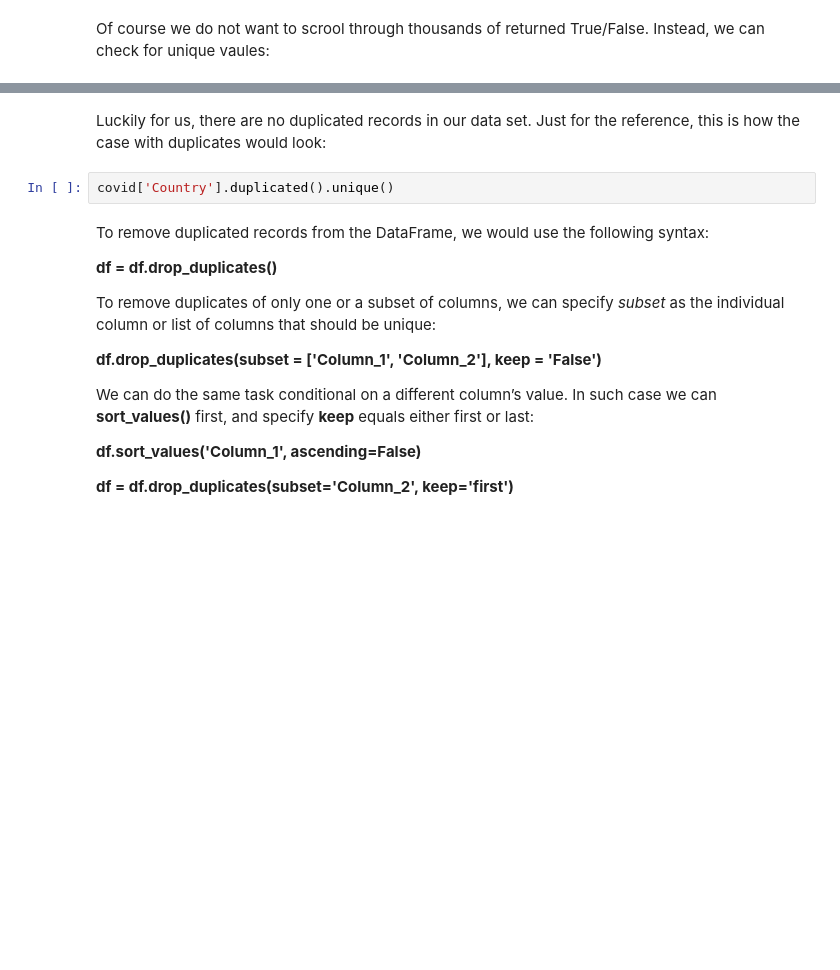
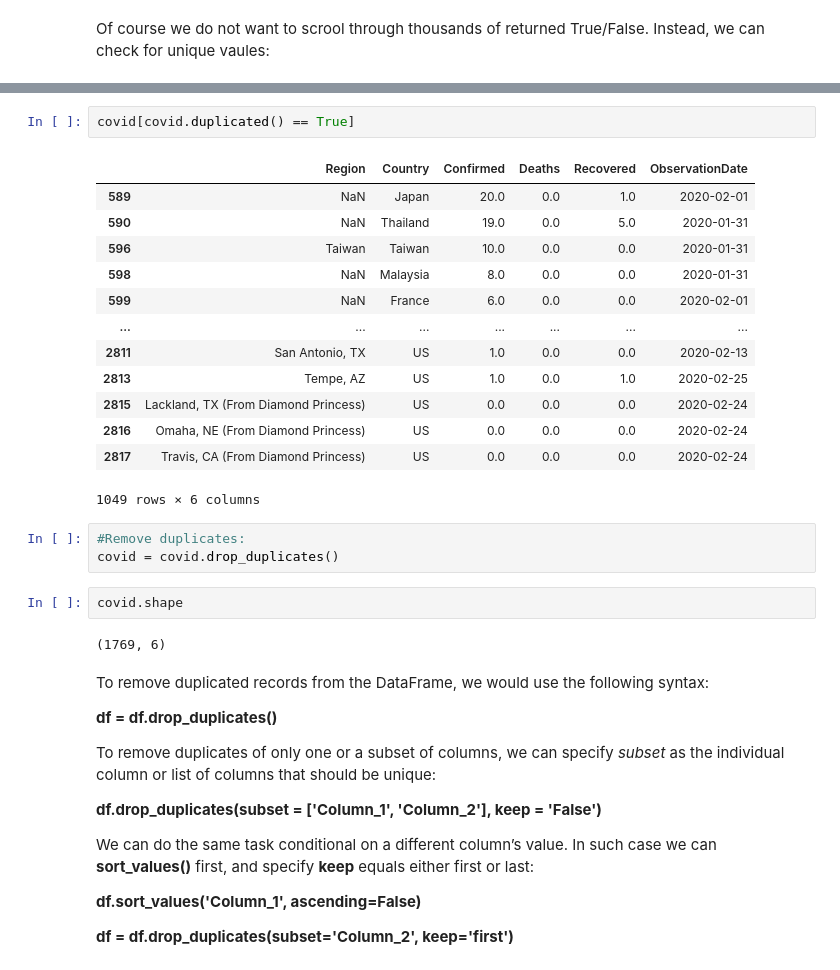
Before and after one commit to charm-data/DataSummit2020-Pandas, a Jupyter notebook: Summit_Pandas_Tutorial.ipynb, the cells around one changed output, grey strips where cells are left out. Drawn from its saved outputs; the diff is of its cells as text; blank space fills up the shorter version.

```diff
--- a/Summit_Pandas_Tutorial.ipynb
+++ b/Summit_Pandas_Tutorial.ipynb
@@ -331,7 +592,26 @@ covid.duplicated().unique()
-# %% [markdown]
-Luckily for us, there are no duplicated records in our data set. Just for the reference, this is how the case with duplicates would look:
 # %%
-covid['Country'].duplicated().unique()
+covid[covid.duplicated() == True]
+# %% [output]
+|  | Region | Country | Confirmed | Deaths | Recovered | ObservationDate |
+| 589 | NaN | Japan | 20.0 | 0.0 | 1.0 | 2020-02-01 |
+| 590 | NaN | Thailand | 19.0 | 0.0 | 5.0 | 2020-01-31 |
+| 596 | Taiwan | Taiwan | 10.0 | 0.0 | 0.0 | 2020-01-31 |
+| 598 | NaN | Malaysia | 8.0 | 0.0 | 0.0 | 2020-01-31 |
+| 599 | NaN | France | 6.0 | 0.0 | 0.0 | 2020-02-01 |
+| ... | ... | ... | ... | ... | ... | ... |
+| 2811 | San Antonio, TX | US | 1.0 | 0.0 | 0.0 | 2020-02-13 |
+| 2813 | Tempe, AZ | US | 1.0 | 0.0 | 1.0 | 2020-02-25 |
+| 2815 | Lackland, TX (From Diamond Princess) | US | 0.0 | 0.0 | 0.0 | 2020-02-24 |
+| 2816 | Omaha, NE (From Diamond Princess) | US | 0.0 | 0.0 | 0.0 | 2020-02-24 |
+| 2817 | Travis, CA (From Diamond Princess) | US | 0.0 | 0.0 | 0.0 | 2020-02-24 |
+1049 rows × 6 columns
+# %%
+#Remove duplicates:
+covid = covid.drop_duplicates()
+# %%
+covid.shape
+# %% [output]
+(1769, 6)
 # %% [markdown]
 To remove duplicated records from the DataFrame, we would use the following syntax:
 
```
Also changed, not shown: parts of 90 cells of this notebook, 1 other file.
